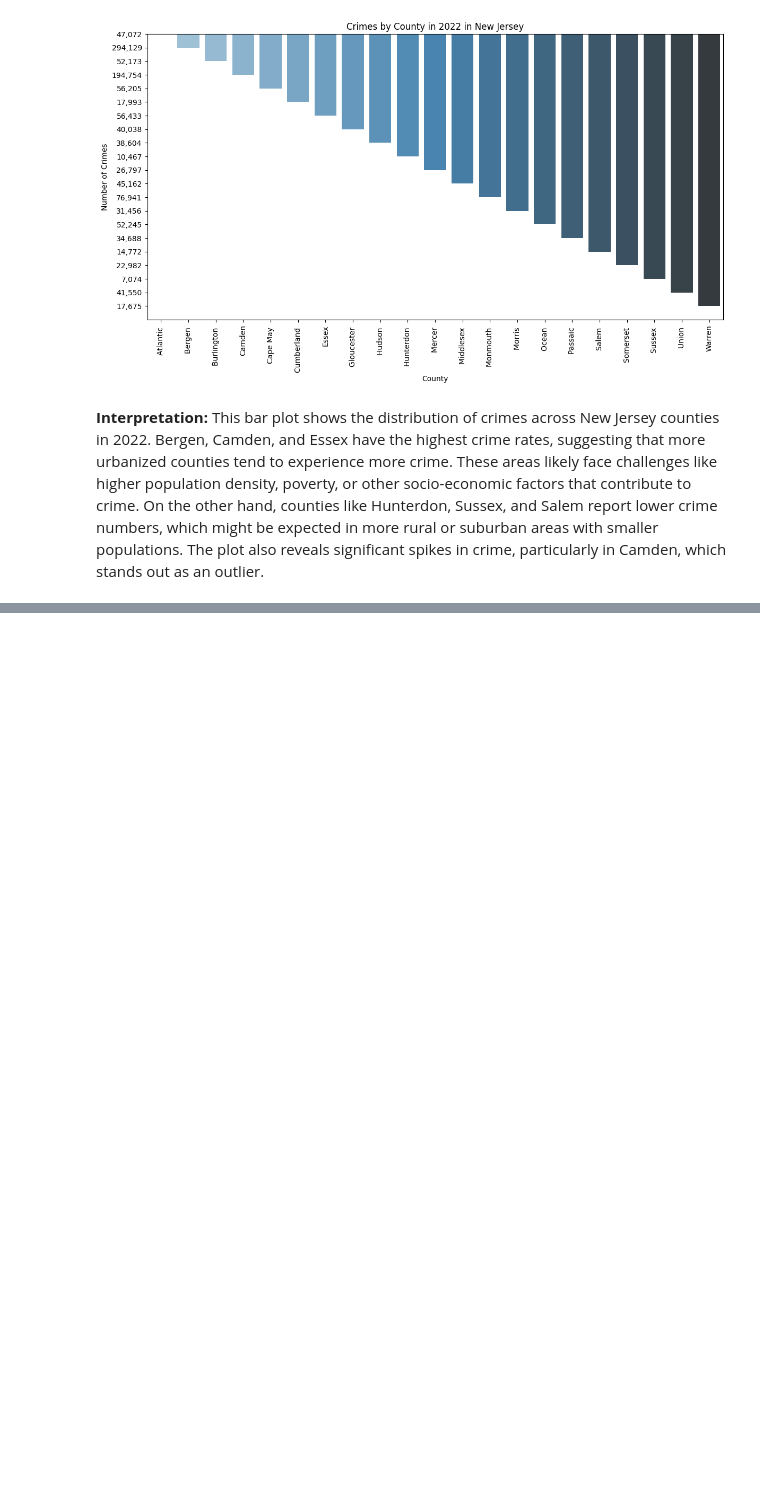
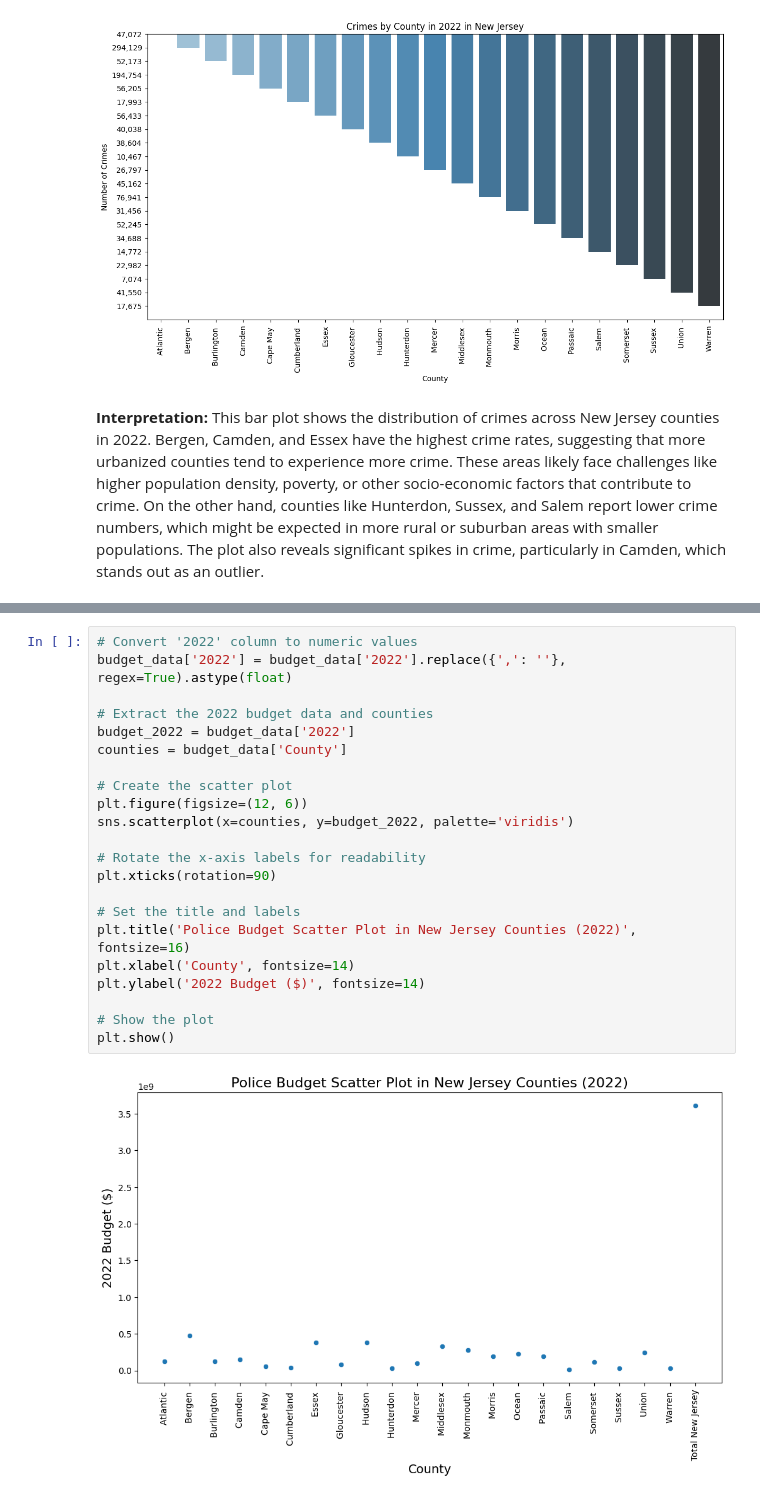
Before and after one commit to erikaguiracocha/Data-Visualization-2025, a Jupyter notebook: PS2erikaguiracocha.ipynb, the cells around one changed output, grey strips where cells are left out. Cells and saved outputs as stored; diff of their text form; blank space fills up the shorter version.

```diff
--- a/PS2erikaguiracocha.ipynb
+++ b/PS2erikaguiracocha.ipynb
@@ -103,0 +248,24 @@ Passing `palette` without assigning `hue` is deprecated and will be removed in v
+# %%
+# Convert '2022' column to numeric values
+budget_data['2022'] = budget_data['2022'].replace({',': ''}, regex=True).astype(float)
+
+# Extract the 2022 budget data and counties
+budget_2022 = budget_data['2022']
+counties = budget_data['County']
+
+# Create the scatter plot
+plt.figure(figsize=(12, 6))
+sns.scatterplot(x=counties, y=budget_2022, palette='viridis')
+
+# Rotate the x-axis labels for readability
+plt.xticks(rotation=90)
+
+# Set the title and labels
+plt.title('Police Budget Scatter Plot in New Jersey Counties (2022)', fontsize=16)
+plt.xlabel('County', fontsize=14)
+plt.ylabel('2022 Budget ($)', fontsize=14)
+
+# Show the plot
+plt.show()
+# %% [output]
+[figure, added]
```
Also changed, not shown: parts of 9 cells of this notebook.
